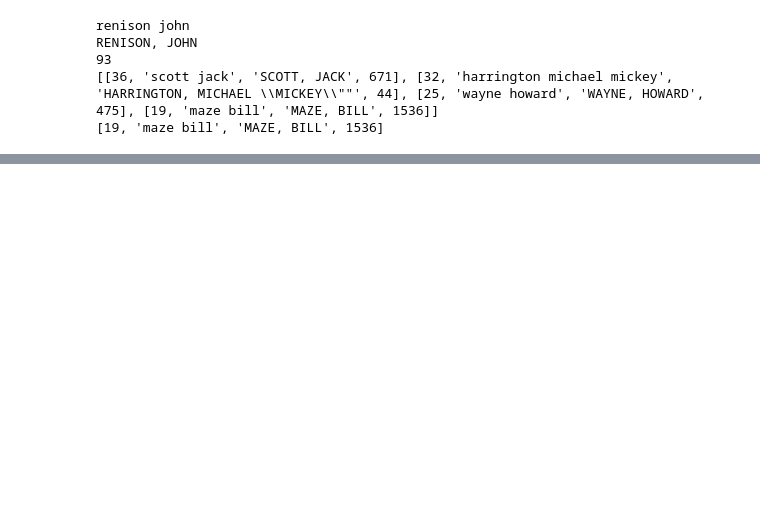
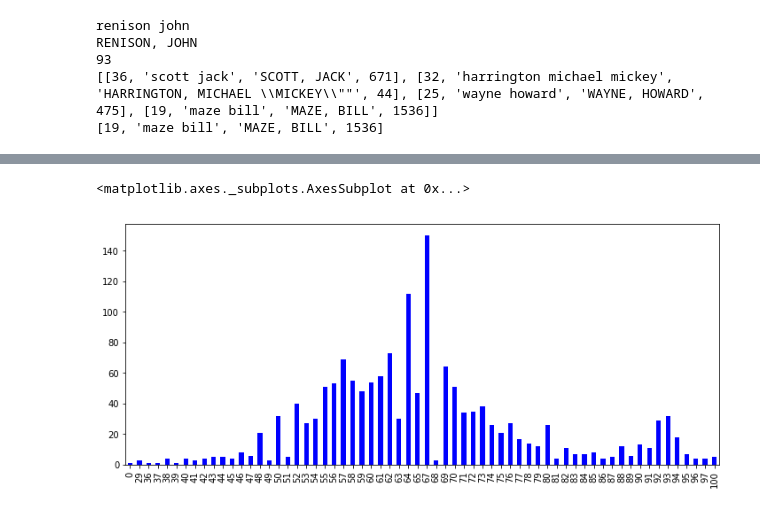
Before and after one commit to jawws88/datasci-congressional-data, a Jupyter notebook: notebooks/Testing Merging Table Data on Names.ipynb, the cells around one changed output, grey strips where cells are left out. Drawn from its saved outputs; the diff is of its cells as text; code cells hidden in the pictures; blank space fills up the shorter version.

```diff
--- a/notebooks/Testing Merging Table Data on Names.ipynb
+++ b/notebooks/Testing Merging Table Data on Names.ipynb
@@ -45,0 +42,7 @@ Size: 4692
+# %%
+results = sql_results.drop(0)
+results.index = range(len(results))
+# results = sql_results[1:] # ignore None
+# results.reset_index(drop=True)
+
+results.head(10)
@@ -160,0 +253,4 @@ RENISON, JOHN
+# %%
+t_r = sql_results.drop(0)
+t_r.index = range(len(t_r))
+head(t_r)
@@ -160,0 +259,30 @@ RENISON, JOHN
+# %%
+
+#t_r["highest_fuzzy_match_number"], t_r["highest_fuzzy_match_name"] = [  for i in size(t_r)]
+
+t_r["highest_fuzzy_match_number"] = -1
+t_r["highest_fuzzy_match_name"] = -1
+t_r["highest_fuzzy_match_count"] = -1
+
+size = len(t_r["clean_name"])
+
+for i in range(size):
+    name = t_r["clean_name"][i]
+    r = []
+
+    r += [[ 0, "self", 0]]
+
+    for j in range(i + 1, size):
+        test = t_r["clean_name"][j]
+        fuz = fuzz.ratio(name, test)
+        r += [[ fuz, t_r["recipient_candidate_name"][j], t_r["count"][j] ]]
+
+    #print(r)
+    #break
+    r.sort(reverse=True, key=lambda x: x[0])
+    t_r.loc[i, "highest_fuzzy_match_number"] = r[0][0]
+    t_r.loc[i, "highest_fuzzy_match_name"] = r[0][1]
+    t_r.loc[i, "highest_fuzzy_match_count"] = r[0][2]
+# %%
+n_r = t_r.sort_values("highest_fuzzy_match_number", ascending=False)
+n_r
@@ -160,0 +308,5 @@ RENISON, JOHN
+# %%
+n_r["highest_fuzzy_match_number"].value_counts(sort=False).plot(kind="bar", figsize=(12,5), colormap="winter")
+# %% [output]
+<matplotlib.axes._subplots.AxesSubplot at 0x...>
+[figure, added]
```
Also changed, not shown: parts of 28 cells of this notebook.
